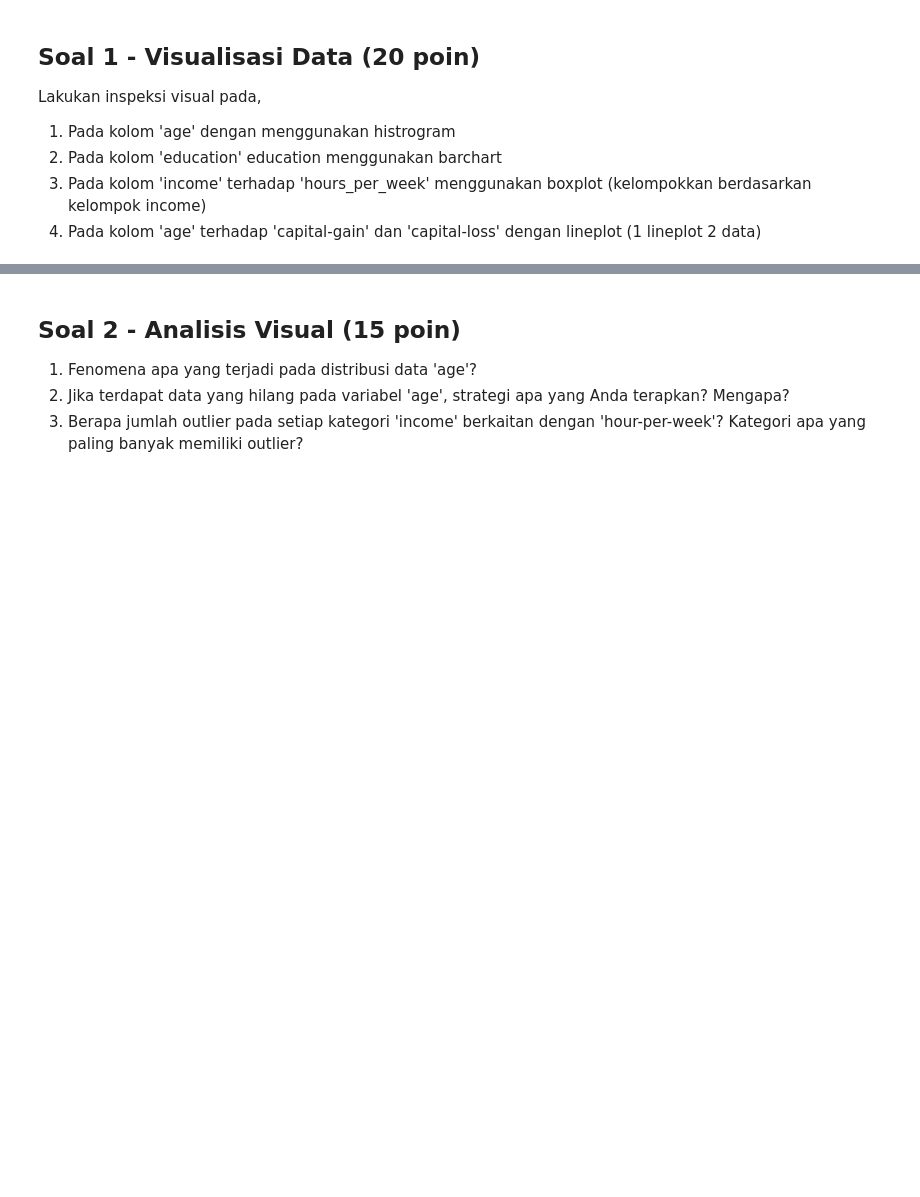
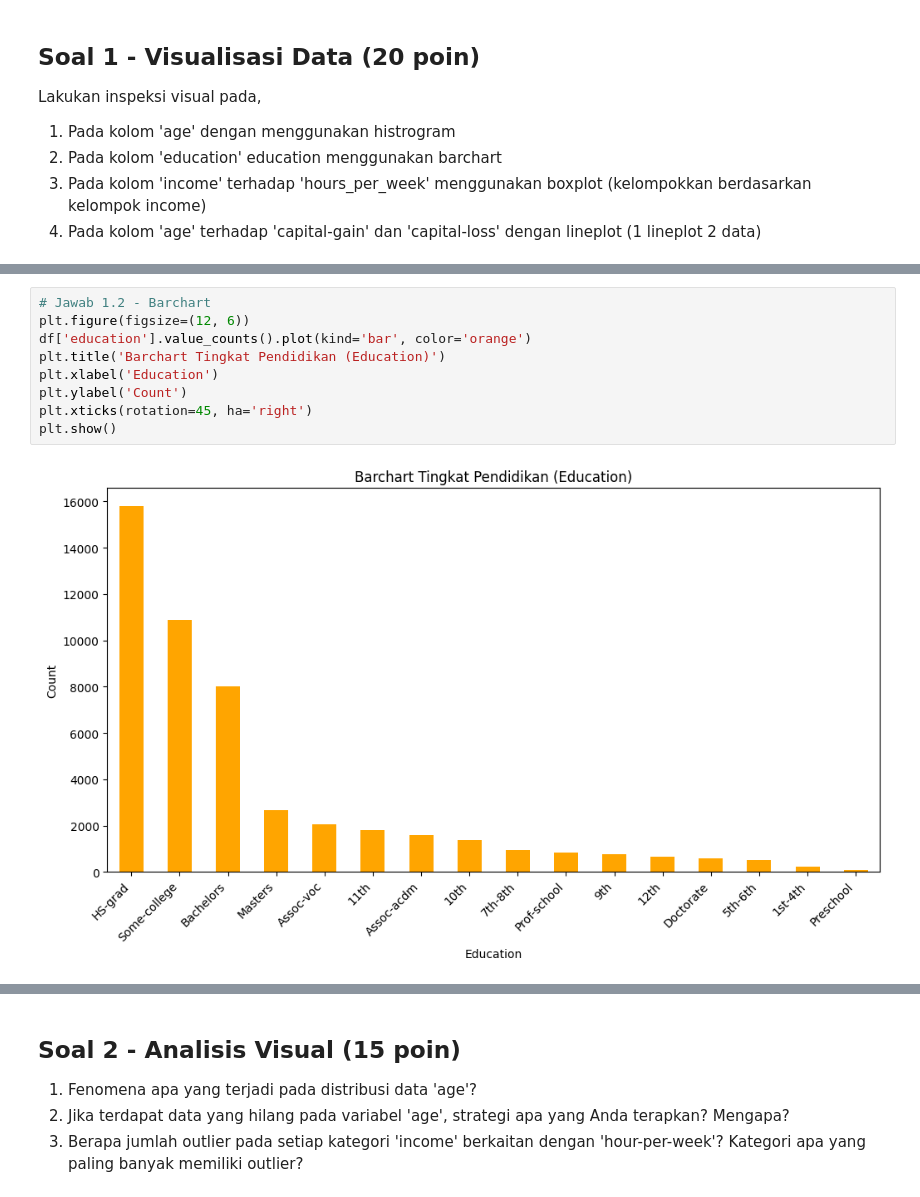
Before and after one commit to silvatria/pembelajaran-mesin-254107023001, a Jupyter notebook: JS04_SOAL_KUIS1_ML.ipynb, the cells around one changed output, grey strips where cells are left out. Saved outputs shown, nothing was run; the diff lists cells and outputs as text; blank space fills up the shorter version.

```diff
--- a/JS04_SOAL_KUIS1_ML.ipynb
+++ b/JS04_SOAL_KUIS1_ML.ipynb
@@ -108,0 +181,11 @@ Lakukan inspeksi visual pada,
+# %%
+# Jawab 1.2 - Barchart
+plt.figure(figsize=(12, 6))
+df['education'].value_counts().plot(kind='bar', color='orange')
+plt.title('Barchart Tingkat Pendidikan (Education)')
+plt.xlabel('Education')
+plt.ylabel('Count')
+plt.xticks(rotation=45, ha='right')
+plt.show()
+# %% [output]
+[figure, added]
```
Also changed, not shown: parts of 25 cells of this notebook.
